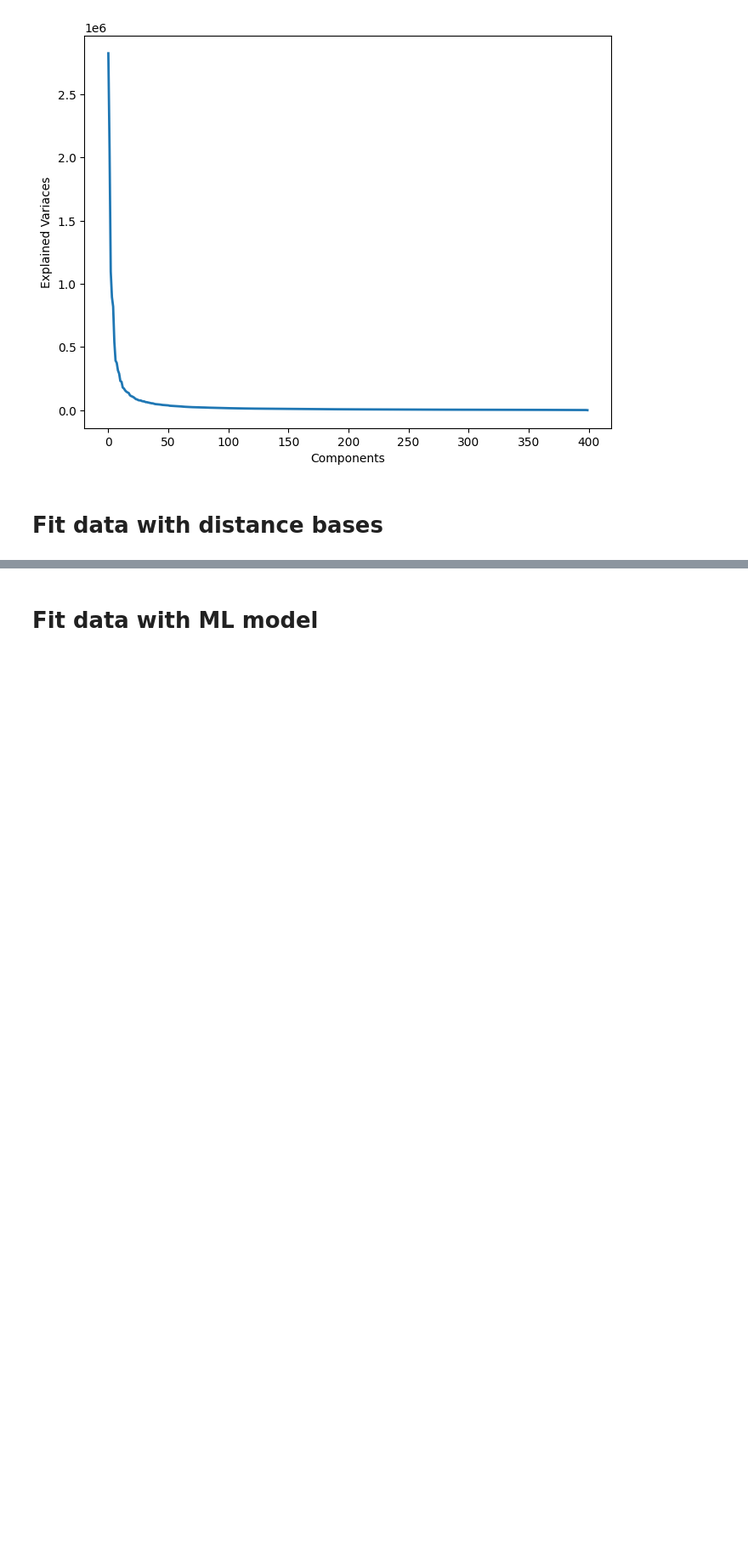
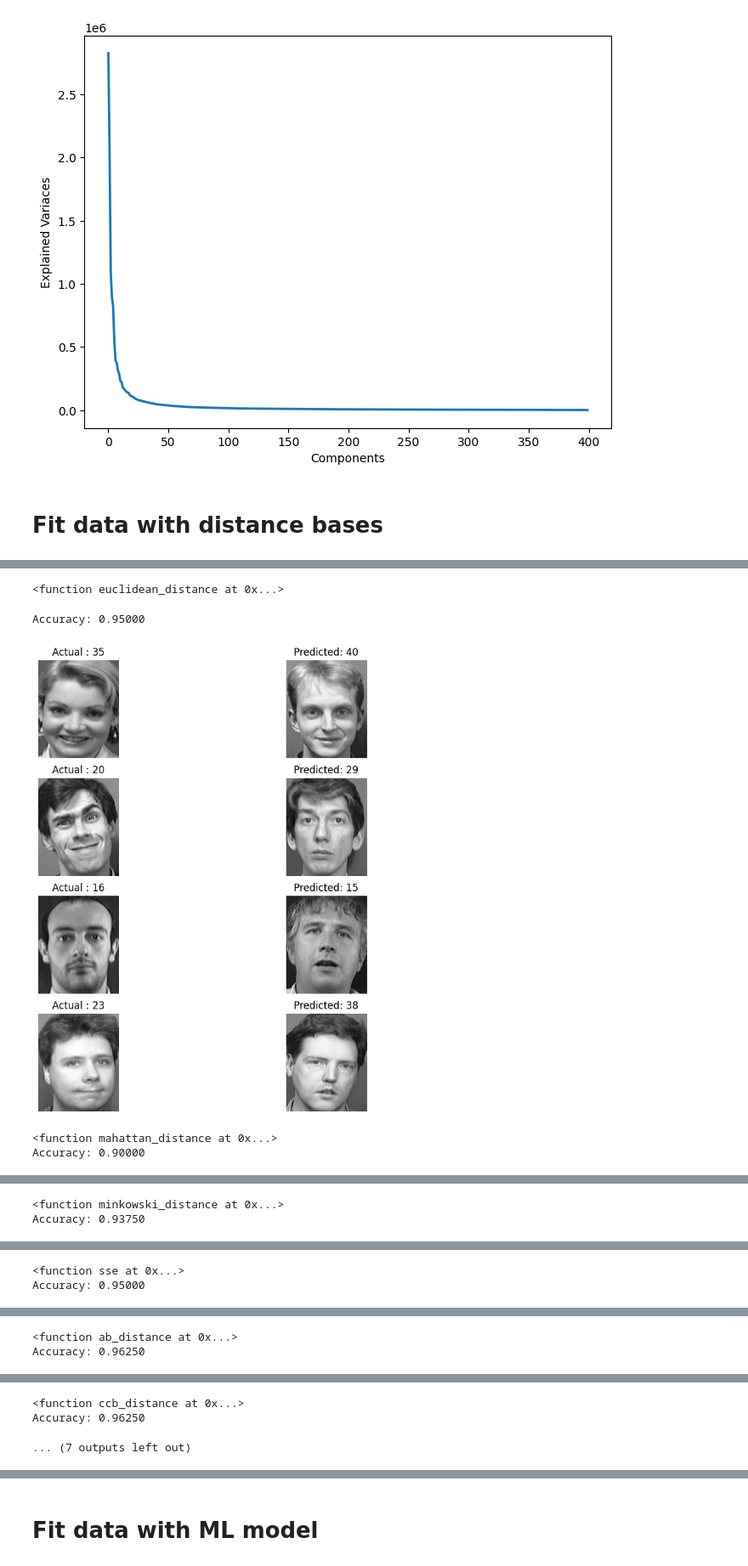
Before and after one commit to tnmai59/Face-recognition, a Jupyter notebook: Task1/PCA and CV/PCA_distance_ml.ipynb, the cells around one changed output, grey strips where cells are left out. Shown at 85% size. Cells and saved outputs as stored; diff of their text form; code cells hidden in the pictures; blank space fills up the shorter version.

```diff
--- a/Task1/PCA and CV/PCA_distance_ml.ipynb
+++ b/Task1/PCA and CV/PCA_distance_ml.ipynb
@@ -46,0 +62,13 @@ methods = [euclidean_distance, mahattan_distance, minkowski_distance, sse,
+# %%
+for method in methods:
+    if method != chi2_distance:
+        print(method)
+        eu_pred, eu_idx = method(X_train_pca, X_test_pca, y_train)
+        print(f"Accuracy: {accuracy_score(y_test, eu_pred):.5f}")
+        show_wrong_match(X_train, X_test, y_train, y_test, eu_pred, eu_idx)
+# %% [output]
+<function euclidean_distance at 0x...>
+Accuracy: 0.95000
+[figure, added]
+<function mahattan_distance at 0x...>
+Accuracy: 0.90000
@@ -46,0 +76,2 @@ methods = [euclidean_distance, mahattan_distance, minkowski_distance, sse,
+<function minkowski_distance at 0x...>
+Accuracy: 0.93750
@@ -46,0 +79,2 @@ methods = [euclidean_distance, mahattan_distance, minkowski_distance, sse,
+<function sse at 0x...>
+Accuracy: 0.95000
@@ -46,0 +82,2 @@ methods = [euclidean_distance, mahattan_distance, minkowski_distance, sse,
+<function ab_distance at 0x...>
+Accuracy: 0.96250
@@ -46,0 +85,3 @@ methods = [euclidean_distance, mahattan_distance, minkowski_distance, sse,
+<function ccb_distance at 0x...>
+Accuracy: 0.96250
+... (7 outputs left out)
```
Also changed, not shown: parts of 13 cells of this notebook, 3 other files.
